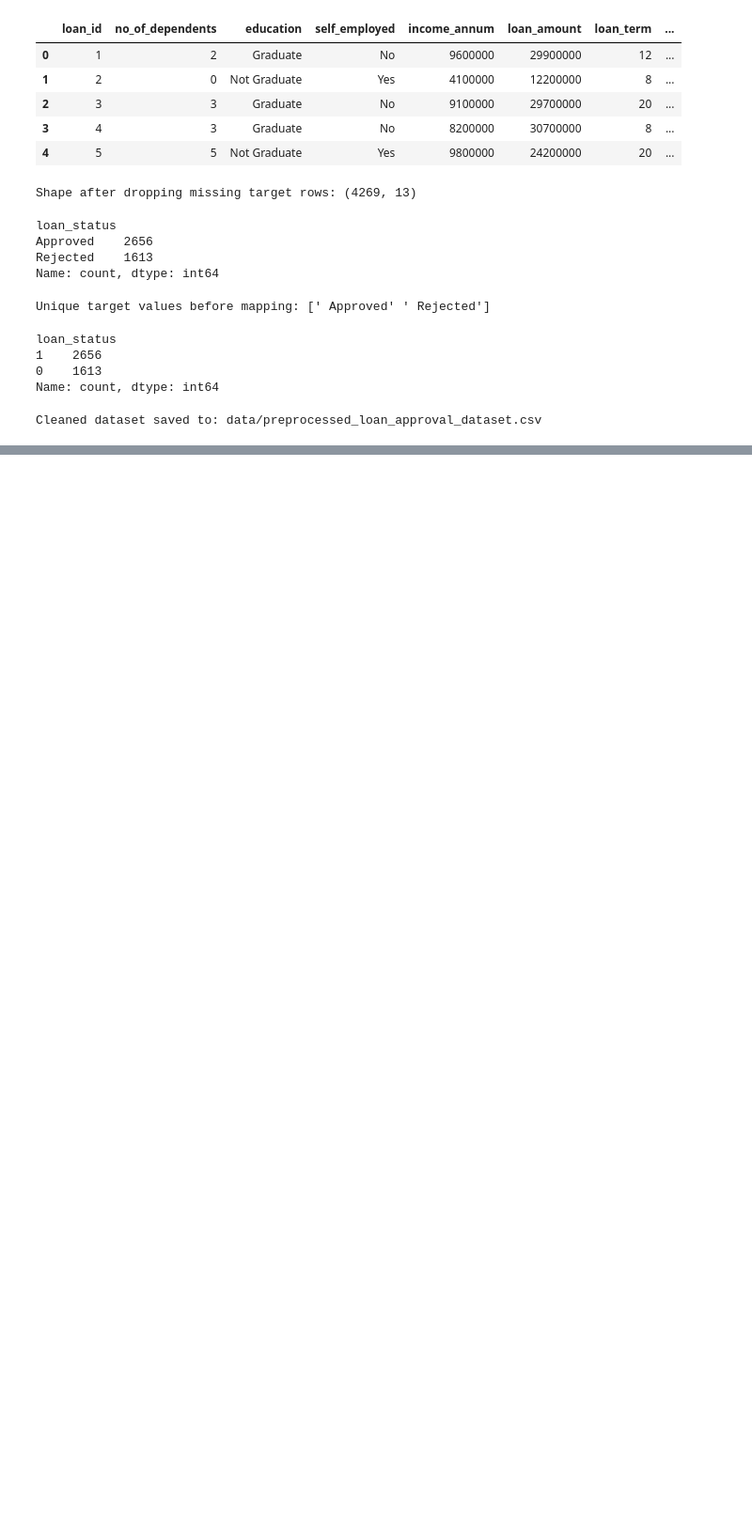
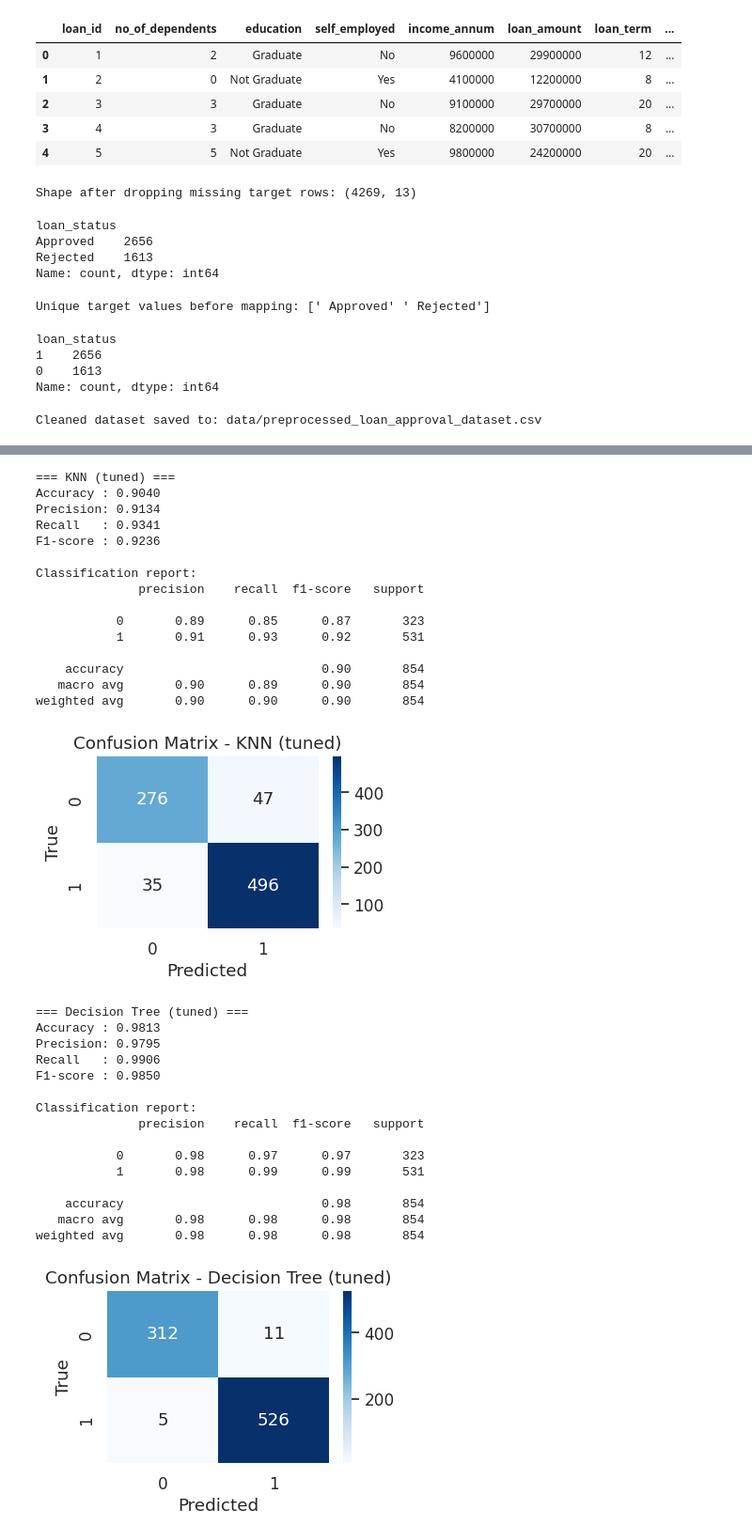
Before and after one commit to mainul-hira/validata-predict-loan-approval, a Jupyter notebook: predict_loan_approval.ipynb, the cells around one changed output, grey strips where cells are left out. Shown at 94% size. Drawn from its saved outputs; the diff is of its cells as text; code cells hidden in the pictures; blank space fills up the shorter version.

```diff
--- a/predict_loan_approval.ipynb
+++ b/predict_loan_approval.ipynb
@@ -105,0 +149,10 @@ Cleaned dataset saved to: data/preprocessed_loan_approval_dataset.csv
+# %%
+X_train, X_test, y_train, y_test = train_test_split(
+    X,
+    y,
+    test_size=0.2,
+    random_state=42,
+    stratify=y
+)
+
+print("Train size:", X_train.shape, "Test size:", X_test.shape)
@@ -105,0 +300,21 @@ Cleaned dataset saved to: data/preprocessed_loan_approval_dataset.csv
+# %%
+dt_param_grid = {
+    "model__criterion": ["gini", "entropy"],
+    "model__max_depth": [None, 3, 5, 7, 10],
+    "model__min_samples_split": [2, 5, 10],
+    "model__min_samples_leaf": [1, 2, 4]
+}
+
+dt_grid_search = GridSearchCV(
+    estimator=dt_pipeline,
+    param_grid=dt_param_grid,
+    cv=5,
+    scoring="f1",
+    n_jobs=-1,
+    verbose=1
+)
+
+dt_grid_search.fit(X_train, y_train)
+
+print("Best DT params:", dt_grid_search.best_params_)
+print("Best DT CV F1:", dt_grid_search.best_score_)
@@ -105,0 +325,46 @@ Cleaned dataset saved to: data/preprocessed_loan_approval_dataset.csv
+# %%
+# Again evaluate with tuned models
+
+tuned_results = []
+
+best_knn = knn_grid_search.best_estimator_
+best_dt = dt_grid_search.best_estimator_
+
+tuned_results.append(evaluate_model("KNN (tuned)", best_knn, X_test, y_test))
+tuned_results.append(evaluate_model("Decision Tree (tuned)", best_dt, X_test, y_test))
+
+results_df = pd.DataFrame(baseline_results + tuned_results)
+results_df
+# %% [output]
+=== KNN (tuned) ===
+Accuracy : 0.9040
+Precision: 0.9134
+Recall   : 0.9341
+F1-score : 0.9236
+
+Classification report:
+              precision    recall  f1-score   support
+
+           0       0.89      0.85      0.87       323
+           1       0.91      0.93      0.92       531
+
+    accuracy                           0.90       854
+   macro avg       0.90      0.89      0.90       854
+weighted avg       0.90      0.90      0.90       854
+[figure, added]
+=== Decision Tree (tuned) ===
+Accuracy : 0.9813
+Precision: 0.9795
+Recall   : 0.9906
+F1-score : 0.9850
+
+Classification report:
+              precision    recall  f1-score   support
+
+           0       0.98      0.97      0.97       323
+           1       0.98      0.99      0.99       531
+
+    accuracy                           0.98       854
+   macro avg       0.98      0.98      0.98       854
+weighted avg       0.98      0.98      0.98       854
+[figure, added]
```
Also changed, not shown: parts of 17 cells of this notebook.
